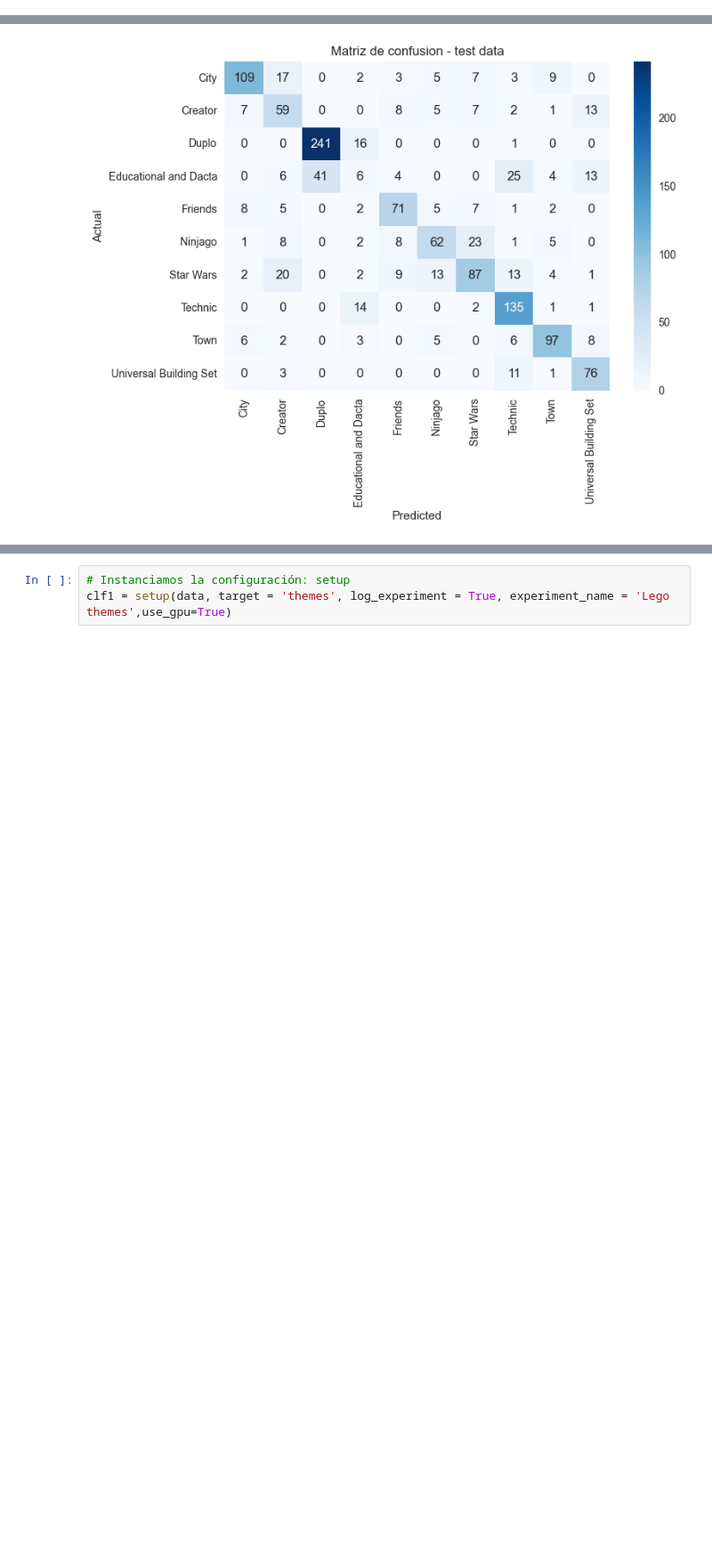
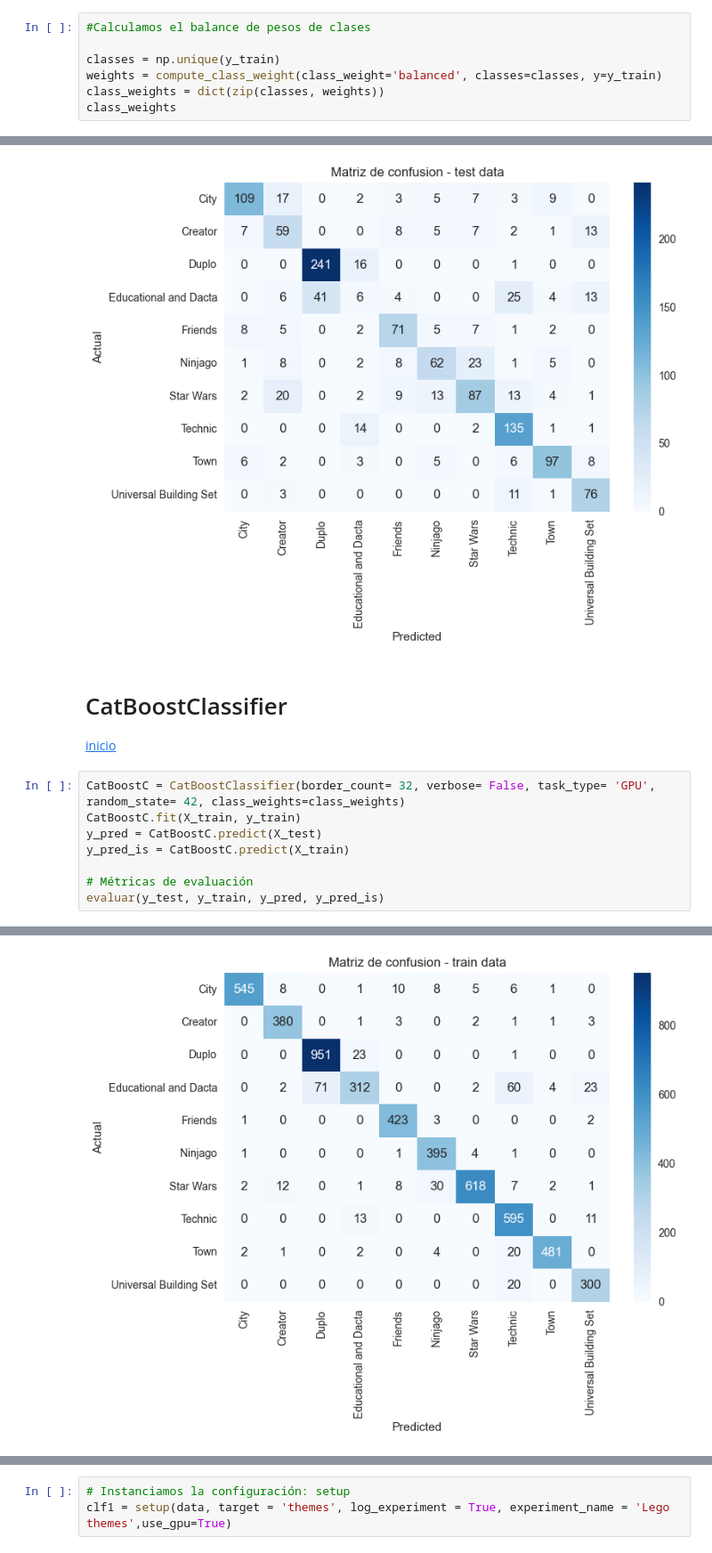
Before and after one commit to BenjaSar/ApMaqI, a Jupyter notebook: TP_ApM1.ipynb, the cells around one changed output, grey strips where cells are left out. Shown at 89% size. Drawn from its saved outputs; the diff is of its cells as text; blank space fills up the shorter version.

```diff
--- a/TP_ApM1.ipynb
+++ b/TP_ApM1.ipynb
@@ -400,3 +432,10 @@ plt.xticks(rotation=45, ha="right")
 plt.show()
 # %% [output]
 [figure]
+# %%
+#Calculamos el balance de pesos de clases
+
+classes = np.unique(y_train)
+weights = compute_class_weight(class_weight='balanced', classes=classes, y=y_train)
+class_weights = dict(zip(classes, weights))
+class_weights
@@ -593,3 +669,16 @@ Universal Building Set       0.68      0.84      0.75        91
           weighted avg       0.68      0.70      0.69      1347
 [figure]
 [figure]
+# %% [markdown]
+# CatBoostClassifier
+
+[inicio](#Tabla-de-contenido)
+# %%
+CatBoostC = CatBoostClassifier(border_count= 32, verbose= False, task_type= 'GPU', random_state= 42, class_weights=class_weights)
+CatBoostC.fit(X_train, y_train)
+y_pred = CatBoostC.predict(X_test)
+y_pred_is = CatBoostC.predict(X_train)
+
+# Métricas de evaluación
+evaluar(y_test, y_train, y_pred, y_pred_is)
+# %% [output]
@@ -595,0 +705 @@ Universal Building Set       0.68      0.84      0.75        91
+[figure, added]
```
Also changed, not shown: parts of 38 cells of this notebook.
